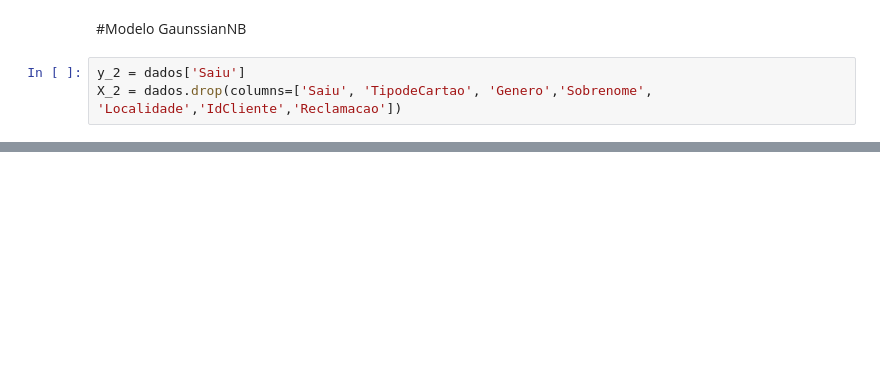
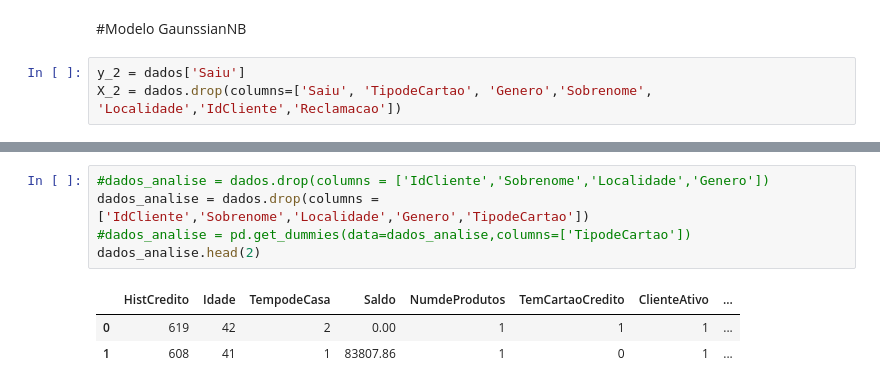
Before and after one commit to nicollasF/ChurndeClientesBanco, a Jupyter notebook: ChurnClientesBanco.ipynb, the cells around one changed output, grey strips where cells are left out. Cells and saved outputs as stored; diff of their text form; blank space fills up the shorter version.

```diff
--- a/ChurnClientesBanco.ipynb
+++ b/ChurnClientesBanco.ipynb
@@ -349,0 +248,9 @@ modelo.predict(X_entrada)[0]
+# %%
+#dados_analise = dados.drop(columns = ['IdCliente','Sobrenome','Localidade','Genero'])
+dados_analise = dados.drop(columns = ['IdCliente','Sobrenome','Localidade','Genero','TipodeCartao'])
+#dados_analise = pd.get_dummies(data=dados_analise,columns=['TipodeCartao'])
+dados_analise.head(2)
+# %% [output]
+|  | HistCredito | Idade | TempodeCasa | Saldo | NumdeProdutos | TemCartaoCredito | ClienteAtivo | ... |
+| 0 | 619 | 42 | 2 | 0.00 | 1 | 1 | 1 | ... |
+| 1 | 608 | 41 | 1 | 83807.86 | 1 | 0 | 1 | ... |
```
Also changed, not shown: parts of 46 cells of this notebook.
